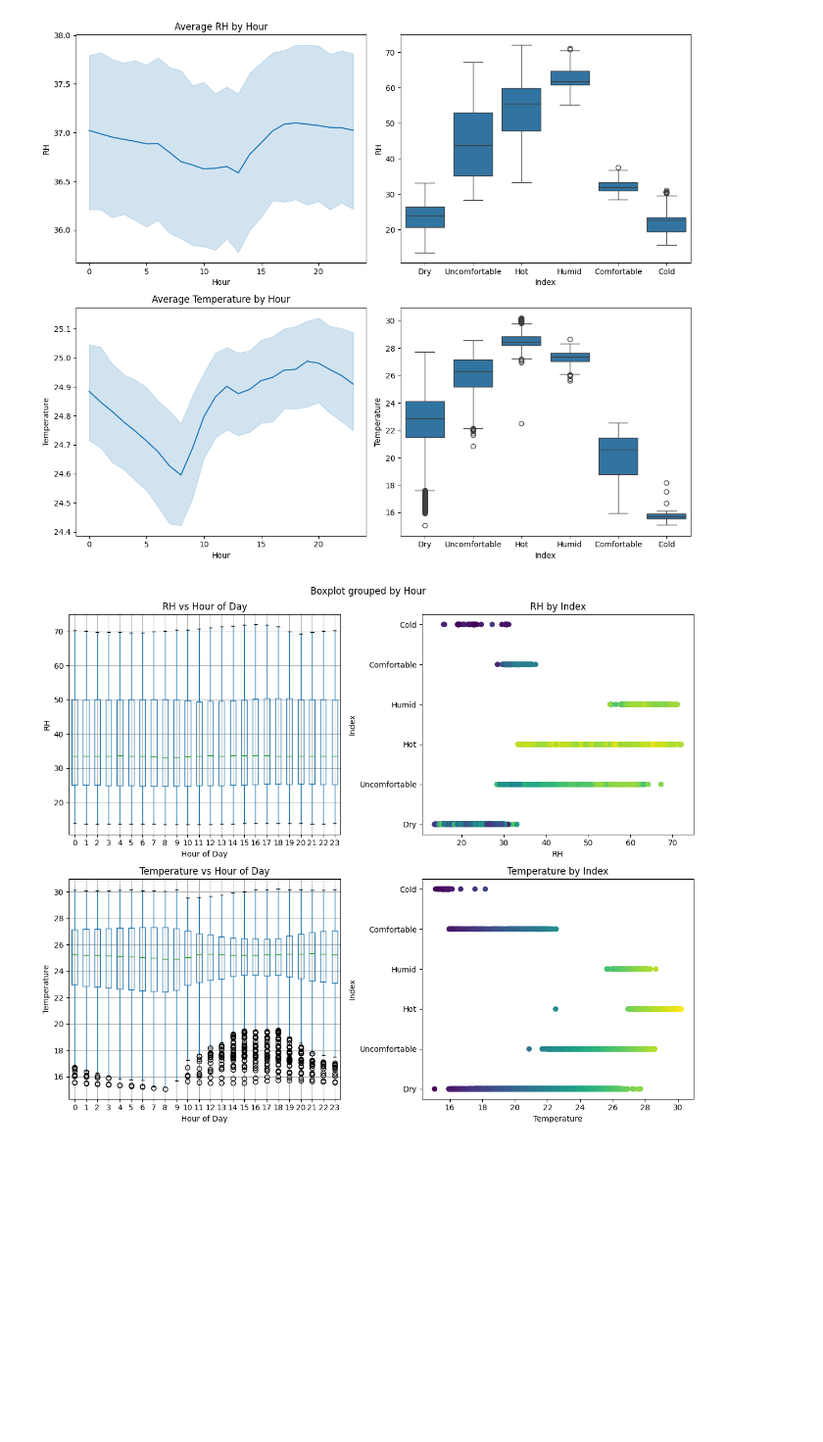
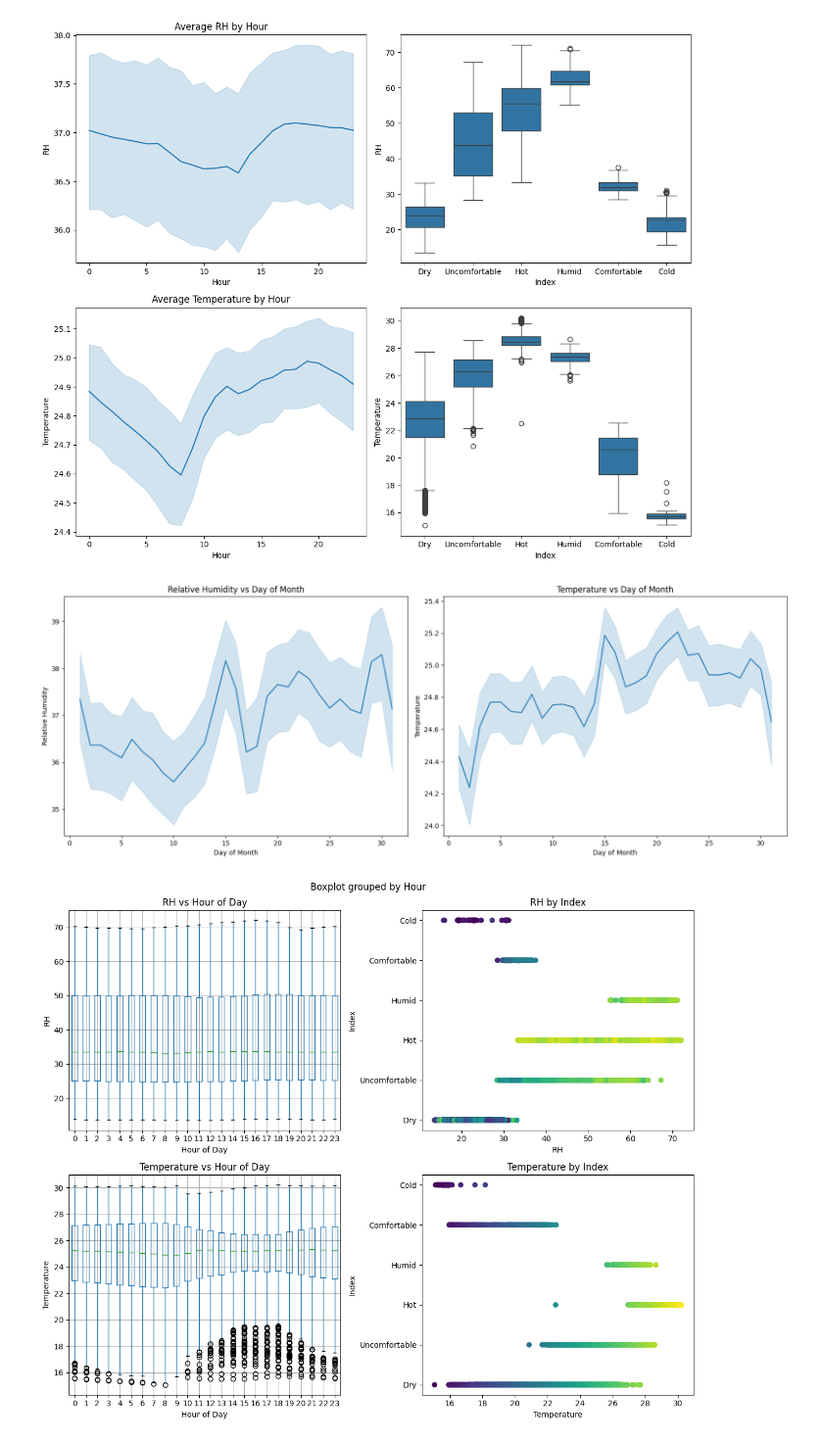
Before and after one commit to mshapna/EDA_Timeseries, a Jupyter notebook: EDA_Ver2.ipynb, the cells around one changed output. Shown at 98% size. Saved outputs shown, nothing was run; the diff lists cells and outputs as text; code cells hidden in the pictures; blank space fills up the shorter version.

```diff
--- a/EDA_Ver2.ipynb
+++ b/EDA_Ver2.ipynb
@@ -144,6 +144,36 @@ plt.tight_layout()
 plt.show()
 # %% [output]
 [figure]
+# %%
+import seaborn as sns
+import matplotlib.pyplot as plt
+import pandas as pd
+
+# Convert 'Timestamp' column to datetime format
+df['Timestamp'] = pd.to_datetime(df['Timestamp'], unit='s')  # Assuming the timestamp is in seconds
+
+# Create a subplot with 1 row and 2 columns
+fig, axes = plt.subplots(nrows=1, ncols=2, figsize=(16, 6))
+
+# Plot RH vs Day of Month
+sns.lineplot(data=df, x='Day', y='RH', ax=axes[0])
+axes[0].set_xlabel('Day of Month')
+axes[0].set_ylabel('Relative Humidity')
+axes[0].set_title('Relative Humidity vs Day of Month')
+
+# Plot Temperature vs Day of Month
+sns.lineplot(data=df, x='Day', y='Temperature', ax=axes[1])
+axes[1].set_xlabel('Day of Month')
+axes[1].set_ylabel('Temperature')
+axes[1].set_title('Temperature vs Day of Month')
+
+# Adjust layout
+plt.tight_layout()
+
+# Show the combined plot
+plt.show()
+# %% [output]
+[figure, added]
 # %%
 import matplotlib.pyplot as plt
 import seaborn as sns
```
Also changed, not shown: parts of 4 cells of this notebook.
